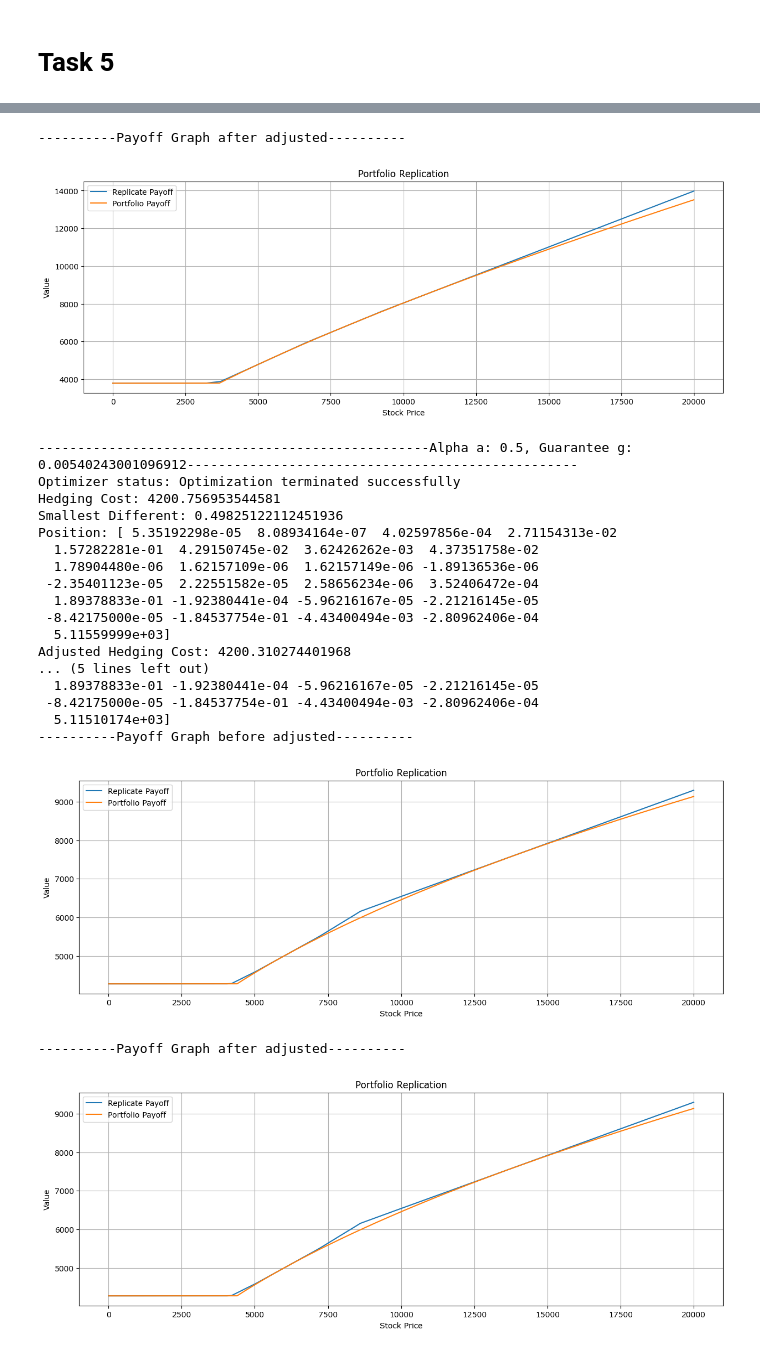
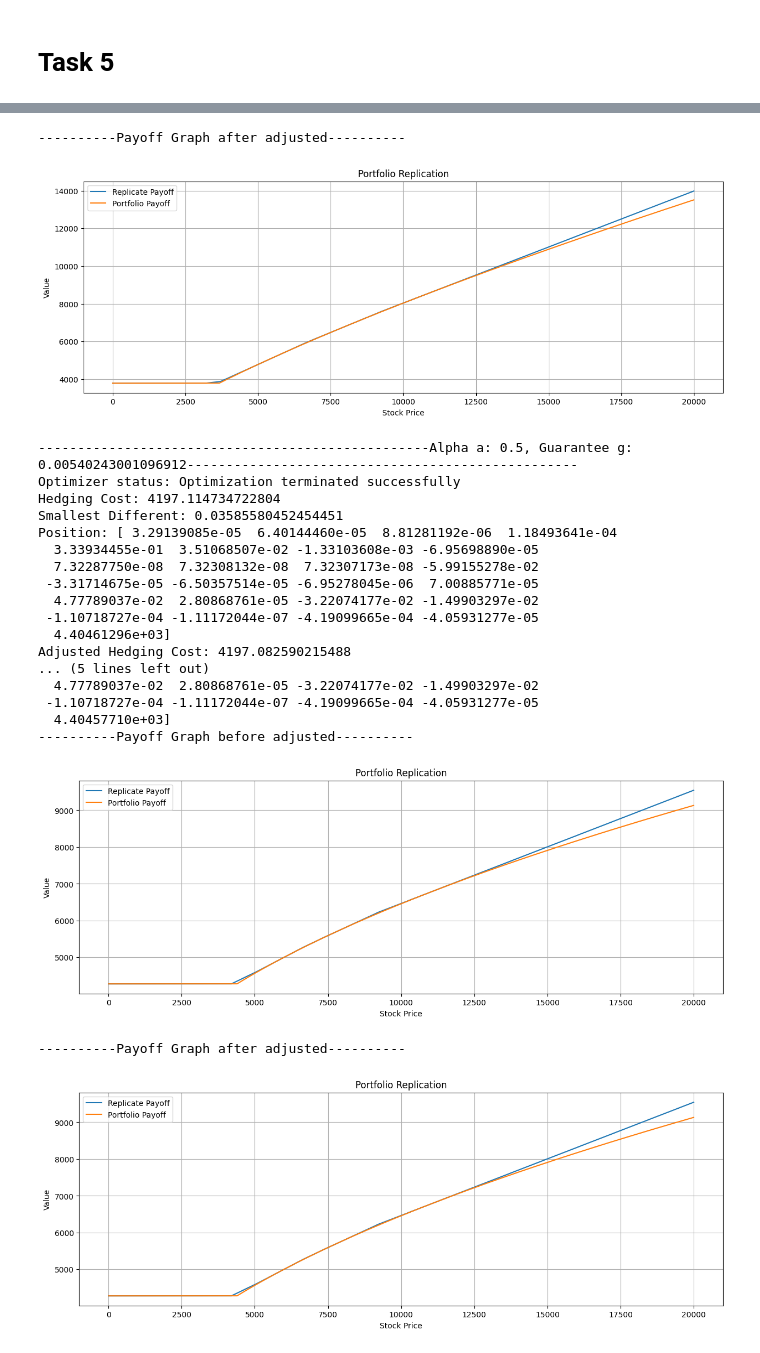
Before and after one commit to Thaigithub/UTS_FDSP_Assignment_Group, a Jupyter notebook: main.ipynb, the cells around one changed output, grey strips where cells are left out. Saved outputs shown, nothing was run; the diff lists cells and outputs as text; code cells hidden in the pictures.

```diff
--- a/main.ipynb
+++ b/main.ipynb
@@ -421,7 +430,7 @@ def task_5(guarantee):
 
     def smallest_diff(position, step=10):
         position = np.array(position)
-        diff = list(map(lambda x: payoff_diff(x, position), np.arange(0, 20000, step)))
+        diff = list(map(lambda x: payoff_diff(x, position), np.arange(0, 12000, step)))
         return np.array(diff)
 
     positions = None
@@ -514,26 +523,26 @@ Adjusted Hedging Cost: 4261.107209951389
 ----------Payoff Graph before adjusted----------
 [figure]
 ----------Payoff Graph after adjusted----------
 [figure]
 --------------------------------------------------Alpha a: 0.5, Guarantee g: 0.00540243001096912--------------------------------------------------
 Optimizer status: Optimization terminated successfully
-Hedging Cost: 4200.756953544581
-Smallest Different: 0.49825122112451936
-Position: [ 5.35192298e-05  8.08934164e-07  4.02597856e-04  2.71154313e-02
-  1.57282281e-01  4.29150745e-02  3.62426262e-03  4.37351758e-02
-  1.78904480e-06  1.62157109e-06  1.62157149e-06 -1.89136536e-06
- -2.35401123e-05  2.22551582e-05  2.58656234e-06  3.52406472e-04
-  1.89378833e-01 -1.92380441e-04 -5.96216167e-05 -2.21216145e-05
- -8.42175000e-05 -1.84537754e-01 -4.43400494e-03 -2.80962406e-04
-  5.11559999e+03]
-Adjusted Hedging Cost: 4200.310274401968
+Hedging Cost: 4197.114734722804
+Smallest Different: 0.03585580452454451
+Position: [ 3.29139085e-05  6.40144460e-05  8.81281192e-06  1.18493641e-04
+  3.33934455e-01  3.51068507e-02 -1.33103608e-03 -6.95698890e-05
+  7.32287750e-08  7.32308132e-08  7.32307173e-08 -5.99155278e-02
+ -3.31714675e-05 -6.50357514e-05 -6.95278045e-06  7.00885771e-05
+  4.77789037e-02  2.80868761e-05 -3.22074177e-02 -1.49903297e-02
+ -1.10718727e-04 -1.11172044e-07 -4.19099665e-04 -4.05931277e-05
+  4.40461296e+03]
+Adjusted Hedging Cost: 4197.082590215488
 ... (5 lines left out)
-  1.89378833e-01 -1.92380441e-04 -5.96216167e-05 -2.21216145e-05
- -8.42175000e-05 -1.84537754e-01 -4.43400494e-03 -2.80962406e-04
-  5.11510174e+03]
+  4.77789037e-02  2.80868761e-05 -3.22074177e-02 -1.49903297e-02
+ -1.10718727e-04 -1.11172044e-07 -4.19099665e-04 -4.05931277e-05
+  4.40457710e+03]
 ----------Payoff Graph before adjusted----------
-[figure, old version]
+[figure, new version]
 ----------Payoff Graph after adjusted----------
-[figure, old version]
+[figure, new version]
 --------------------------------------------------Alpha a: 0.75, Guarantee g: 0.019758362741833485--------------------------------------------------
 Optimizer status: Optimization terminated successfully
```
Also changed, not shown: parts of 4 cells of this notebook.
